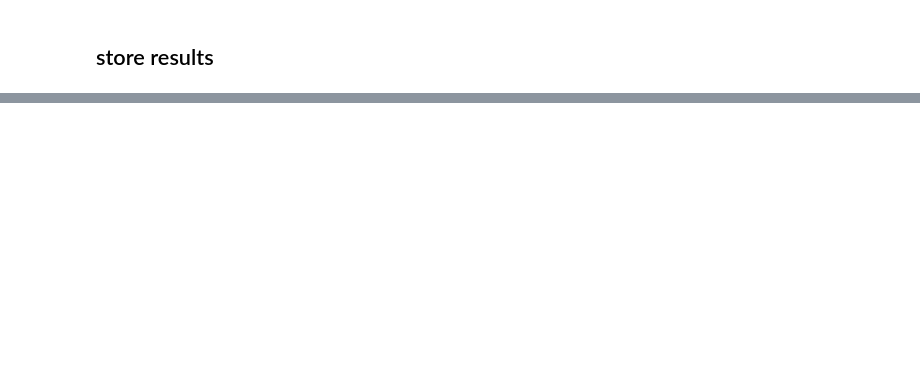
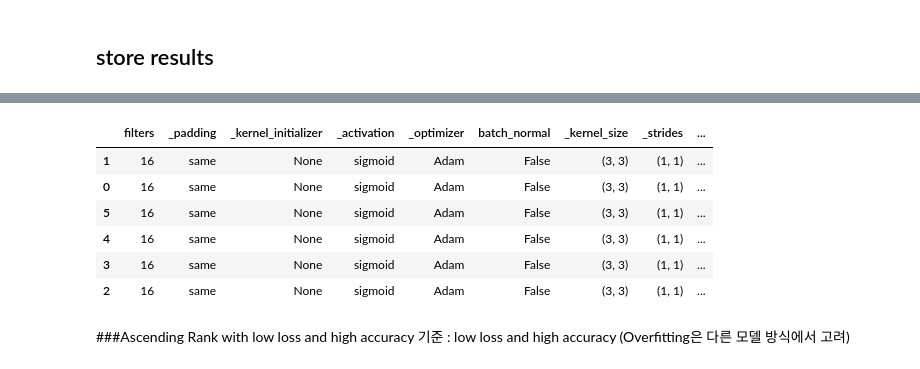
Before and after one commit to yojulab/knou_study_machinglearning, a Jupyter notebook: codes/sanghunoh/reports/Term_2_CNN_MPIE_results.ipynb, the cells around one changed output, grey strips where cells are left out. Saved outputs shown, nothing was run; the diff lists cells and outputs as text; code cells hidden in the pictures; blank space fills up the shorter version.

```diff
--- a/codes/sanghunoh/reports/Term_2_CNN_MPIE_results.ipynb
+++ b/codes/sanghunoh/reports/Term_2_CNN_MPIE_results.ipynb
@@ -266,0 +181,18 @@ result_df_useful
+# %%
+result_columns = ['loss', 'val_loss', 'accuracy', 'val_accuracy']
+
+# result_df_useful = result_df.loc[:,'filters':'training_time']
+result_df_useful = result_df.sort_values(result_columns, ascending = [True, False, True, False])
+
+result_df_useful
+# %% [output]
+|  | filters | _padding | _kernel_initializer | _activation | _optimizer | batch_normal | _kernel_size | _strides | ... |
+| 1 | 16 | same | None | sigmoid | Adam | False | (3, 3) | (1, 1) | ... |
+| 0 | 16 | same | None | sigmoid | Adam | False | (3, 3) | (1, 1) | ... |
+| 5 | 16 | same | None | sigmoid | Adam | False | (3, 3) | (1, 1) | ... |
+| 4 | 16 | same | None | sigmoid | Adam | False | (3, 3) | (1, 1) | ... |
+| 3 | 16 | same | None | sigmoid | Adam | False | (3, 3) | (1, 1) | ... |
+| 2 | 16 | same | None | sigmoid | Adam | False | (3, 3) | (1, 1) | ... |
+# %% [markdown]
+###Ascending Rank with low loss and high accuracy
+기준 : low loss and high accuracy (Overfitting은 다른 모델 방식에서 고려)
```
Also changed, not shown: parts of 38 cells of this notebook.
